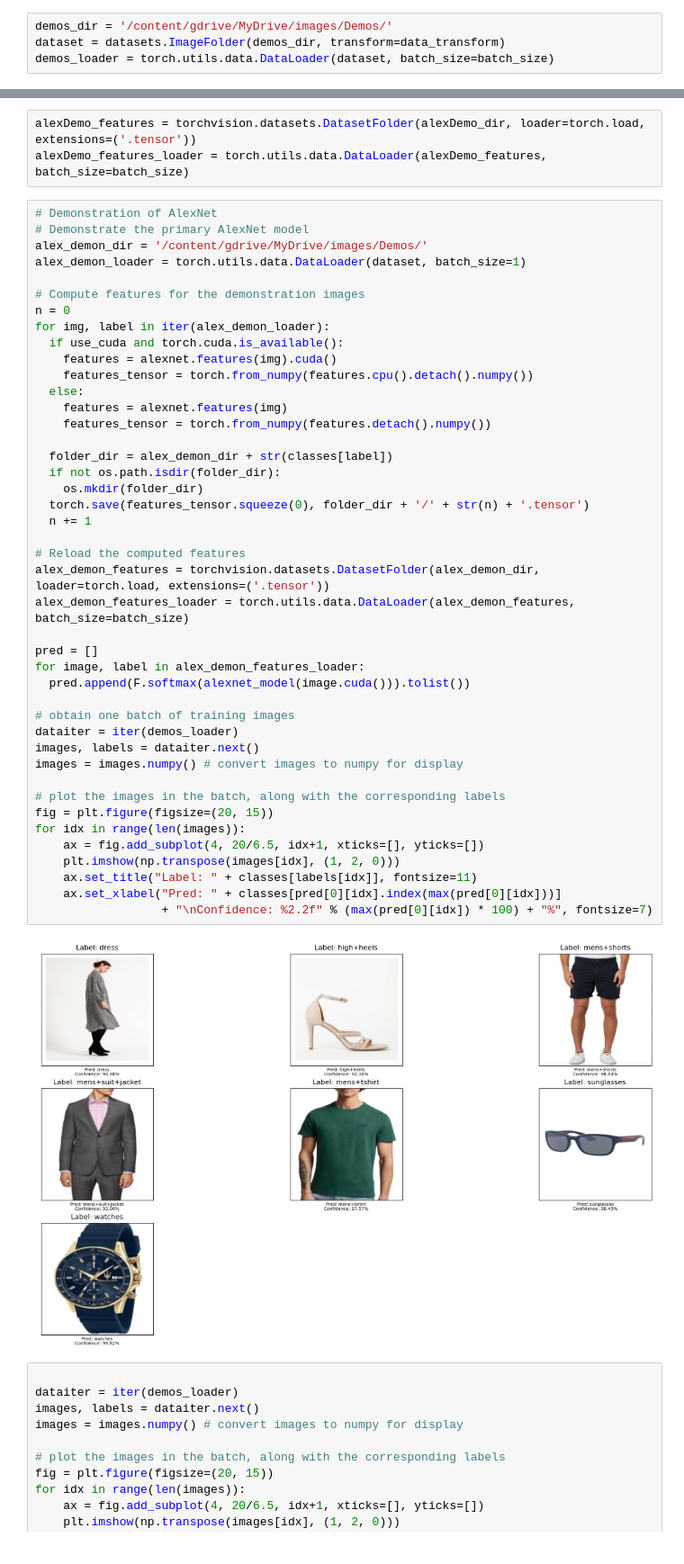
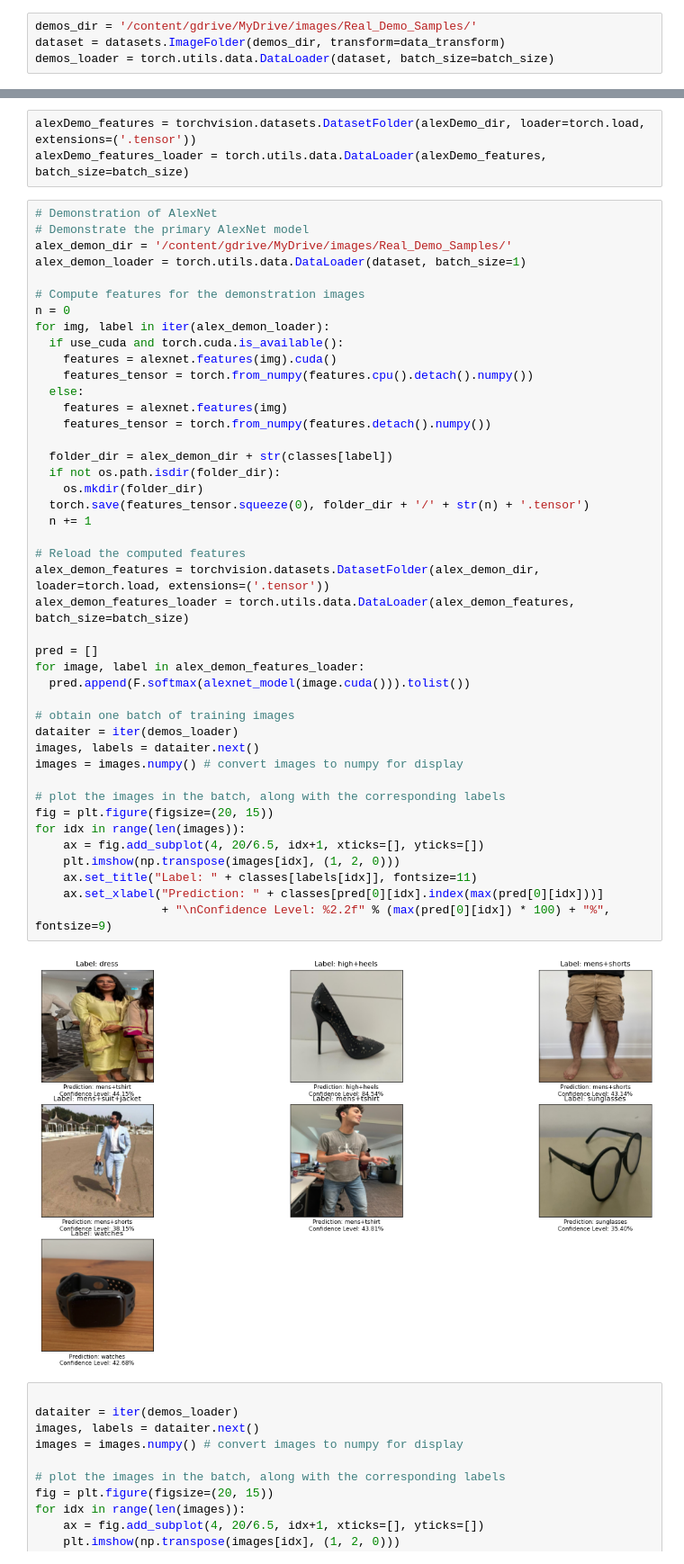
Before and after one commit to danialkhan02/MLApparelPredictor, a Jupyter notebook: googlenet_baseline_model_Apparel_Predictor.ipynb, the cells around one changed output, grey strips where cells are left out. Shown at 90% size. Saved outputs shown, nothing was run; the diff lists cells and outputs as text.

```diff
--- a/googlenet_baseline_model_Apparel_Predictor.ipynb
+++ b/googlenet_baseline_model_Apparel_Predictor.ipynb
@@ -587,7 +591,7 @@ The test accuracy is 95.76271186440678 %.
 # %% [markdown]
 **Demonstration**
 # %%
-demos_dir = '/content/gdrive/MyDrive/images/Demos/'
+demos_dir = '/content/gdrive/MyDrive/images/Real_Demo_Samples/'
 dataset = datasets.ImageFolder(demos_dir, transform=data_transform)
 demos_loader = torch.utils.data.DataLoader(dataset, batch_size=batch_size)
 # %%
@@ -655,7 +659,7 @@ alexDemo_features_loader = torch.utils.data.DataLoader(alexDemo_features, batch_
 # %%
 # Demonstration of AlexNet
 # Demonstrate the primary AlexNet model
-alex_demon_dir = '/content/gdrive/MyDrive/images/Demos/'
+alex_demon_dir = '/content/gdrive/MyDrive/images/Real_Demo_Samples/'
 alex_demon_loader = torch.utils.data.DataLoader(dataset, batch_size=1)
 
 # Compute features for the demonstration images
@@ -667,36 +671,36 @@ for img, label in iter(alex_demon_loader):
   else:
     features = alexnet.features(img)
     features_tensor = torch.from_numpy(features.detach().numpy())
 
   folder_dir = alex_demon_dir + str(classes[label])
   if not os.path.isdir(folder_dir):
     os.mkdir(folder_dir)
   torch.save(features_tensor.squeeze(0), folder_dir + '/' + str(n) + '.tensor')
   n += 1
 
 # Reload the computed features
 alex_demon_features = torchvision.datasets.DatasetFolder(alex_demon_dir, loader=torch.load, extensions=('.tensor'))
 alex_demon_features_loader = torch.utils.data.DataLoader(alex_demon_features, batch_size=batch_size)
 
 pred = []
 for image, label in alex_demon_features_loader:
   pred.append(F.softmax(alexnet_model(image.cuda())).tolist())
 
 # obtain one batch of training images
 dataiter = iter(demos_loader)
 images, labels = dataiter.next()
 images = images.numpy() # convert images to numpy for display
 
 # plot the images in the batch, along with the corresponding labels
 fig = plt.figure(figsize=(20, 15))
 for idx in range(len(images)):
     ax = fig.add_subplot(4, 20/6.5, idx+1, xticks=[], yticks=[])
     plt.imshow(np.transpose(images[idx], (1, 2, 0)))
     ax.set_title("Label: " + classes[labels[idx]], fontsize=11)
-    ax.set_xlabel("Pred: " + classes[pred[0][idx].index(max(pred[0][idx]))]
-                  + "\nConfidence: %2.2f" % (max(pred[0][idx]) * 100) + "%", fontsize=7)
+    ax.set_xlabel("Prediction: " + classes[pred[0][idx].index(max(pred[0][idx]))]
+                  + "\nConfidence Level: %2.2f" % (max(pred[0][idx]) * 100) + "%", fontsize=9)
 # %% [output]
-[figure, old version]
+[figure, new version]
 # %%
 
 dataiter = iter(demos_loader)
```
Also changed, not shown: parts of 6 cells of this notebook.
